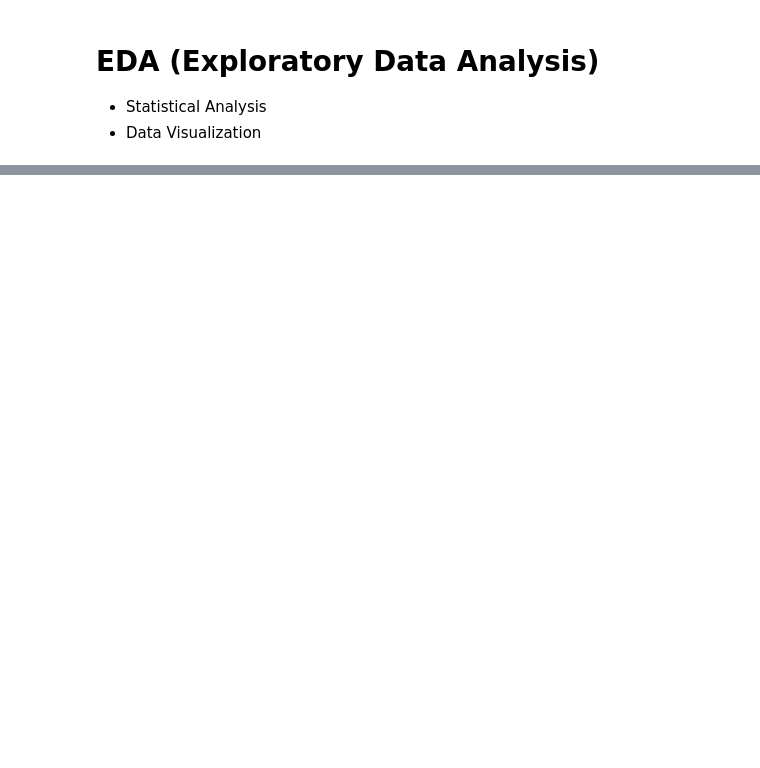
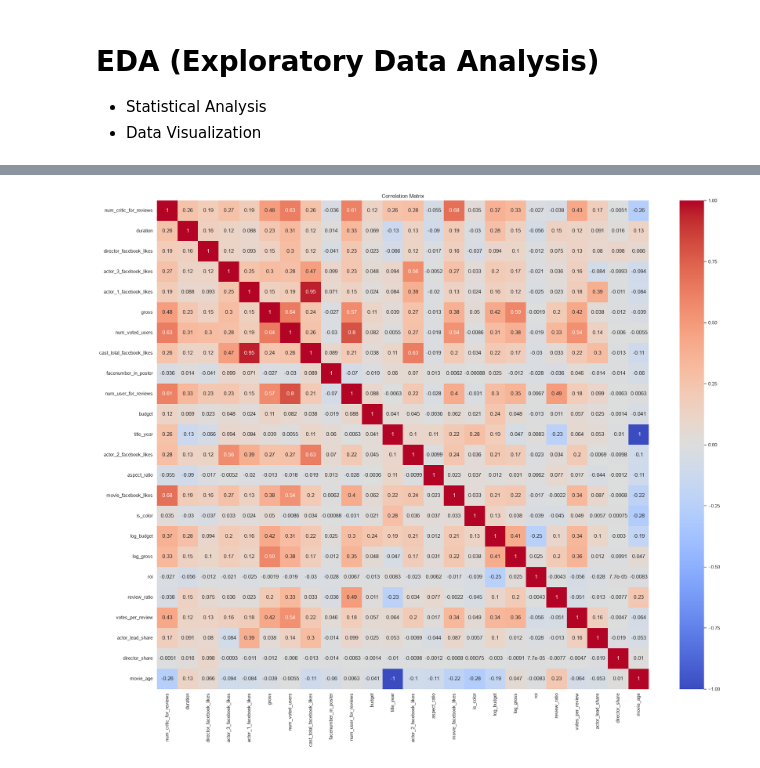
Before and after one commit to sreyapatra33-creator/Movie_Success_Prediction, a Jupyter notebook: EDA_Movie_Success.ipynb, the cells around one changed output, grey strips where cells are left out. Saved outputs shown, nothing was run; the diff lists cells and outputs as text; code cells hidden in the pictures; blank space fills up the shorter version.

```diff
--- a/EDA_Movie_Success.ipynb
+++ b/EDA_Movie_Success.ipynb
@@ -105,0 +31,15 @@ dtype: int64
+# %%
+# Utility Functions
+def get_column_types(df):
+
+    numerical = df.select_dtypes(include="number").columns.tolist()
+
+    categorical = df.select_dtypes(include="object").columns.tolist()
+
+    return numerical, categorical
+
+
+def show_shape(df):
+
+    print(f"Rows : {df.shape[0]}")
+    print(f"Columns : {df.shape[1]}")
@@ -243,0 +311,15 @@ for col in cat_columns:
+# %%
+# Correlation Analysis
+plt.figure(figsize=(25,20))
+
+sns.heatmap(
+    df[num_cols].corr(),
+    annot=True,
+    cmap="coolwarm"
+)
+
+plt.title("Correlation Matrix")
+
+plt.show()
+# %% [output]
+[figure, added]
```
Also changed, not shown: parts of 26 cells of this notebook, 22 other files.
